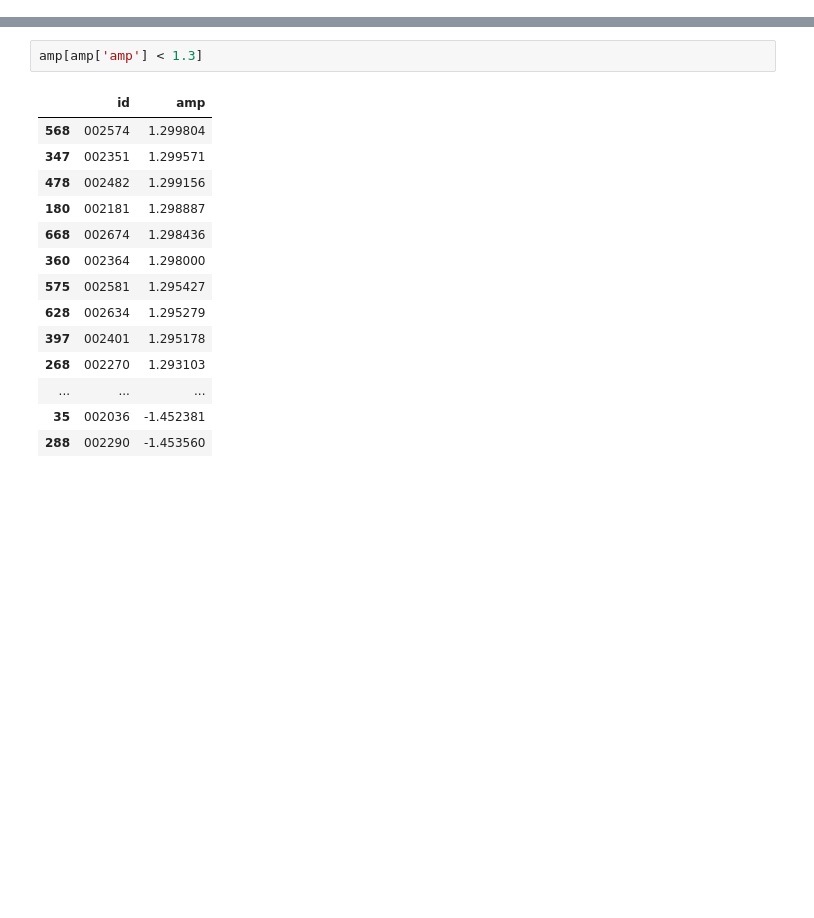
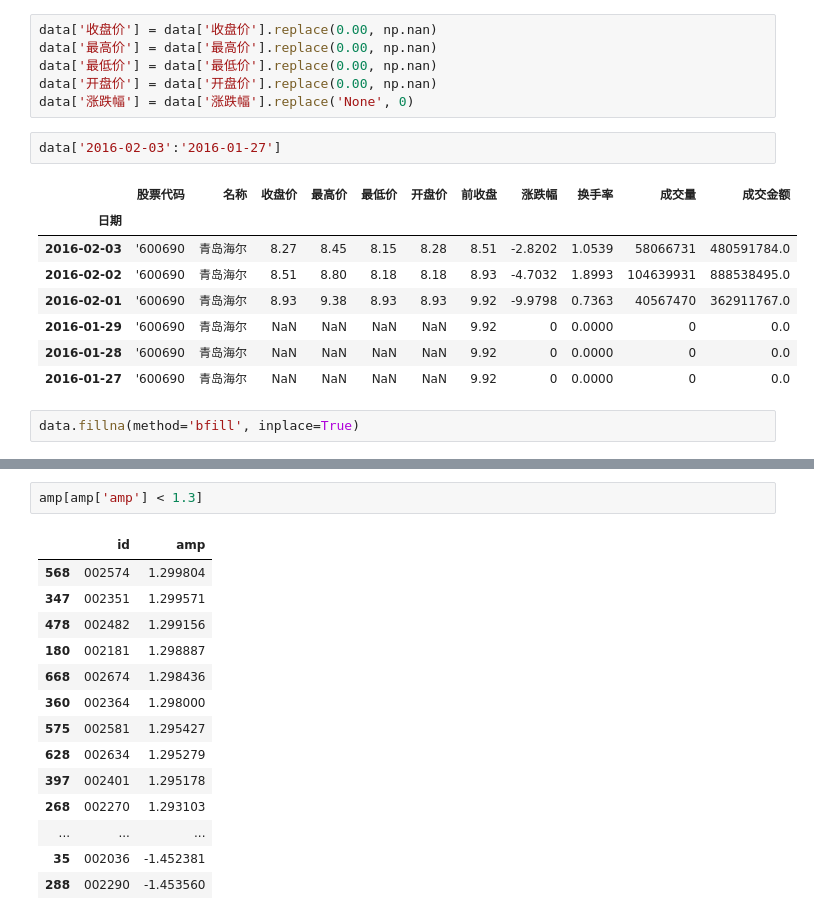
Before and after one commit to kamidox/stock-analysis, a Jupyter notebook: stock-analysis.ipynb, the cells around one changed output, grey strips where cells are left out. Cells and saved outputs as stored; diff of their text form; blank space fills up the shorter version.

```diff
--- a/yahoo-stock.ipynb
+++ b/stock-analysis.ipynb
@@ -63,0 +32,19 @@ Nothing to update. 600690.ss last date is 2016-05-19 00:00:00.
+# %%
+data['收盘价'] = data['收盘价'].replace(0.00, np.nan)
+data['最高价'] = data['最高价'].replace(0.00, np.nan)
+data['最低价'] = data['最低价'].replace(0.00, np.nan)
+data['开盘价'] = data['开盘价'].replace(0.00, np.nan)
+data['涨跌幅'] = data['涨跌幅'].replace('None', 0)
+# %%
+data['2016-02-03':'2016-01-27']
+# %% [output]
+|  | 股票代码 | 名称 | 收盘价 | 最高价 | 最低价 | 开盘价 | 前收盘 | 涨跌幅 | 换手率 | 成交量 | 成交金额 |
+| 日期 |  |  |  |  |  |  |  |  |  |  |  |
+| 2016-02-03 | '600690 | 青岛海尔 | 8.27 | 8.45 | 8.15 | 8.28 | 8.51 | -2.8202 | 1.0539 | 58066731 | 480591784.0 |
+| 2016-02-02 | '600690 | 青岛海尔 | 8.51 | 8.80 | 8.18 | 8.18 | 8.93 | -4.7032 | 1.8993 | 104639931 | 888538495.0 |
+| 2016-02-01 | '600690 | 青岛海尔 | 8.93 | 9.38 | 8.93 | 8.93 | 9.92 | -9.9798 | 0.7363 | 40567470 | 362911767.0 |
+| 2016-01-29 | '600690 | 青岛海尔 | NaN | NaN | NaN | NaN | 9.92 | 0 | 0.0000 | 0 | 0.0 |
+| 2016-01-28 | '600690 | 青岛海尔 | NaN | NaN | NaN | NaN | 9.92 | 0 | 0.0000 | 0 | 0.0 |
+| 2016-01-27 | '600690 | 青岛海尔 | NaN | NaN | NaN | NaN | 9.92 | 0 | 0.0000 | 0 | 0.0 |
+# %%
+data.fillna(method='bfill', inplace=True)
```
Also changed, not shown: parts of 18 cells of this notebook, 1 other file.
